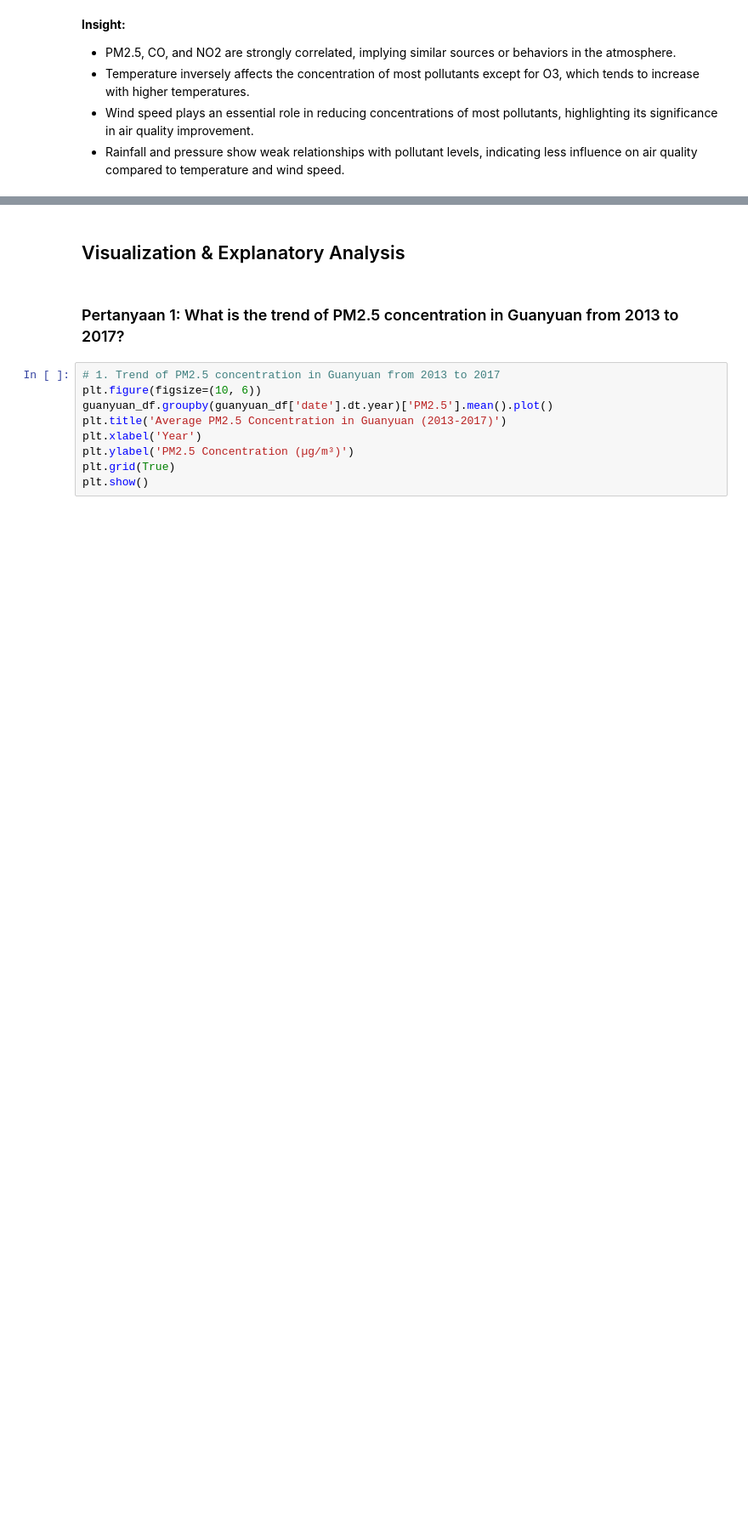
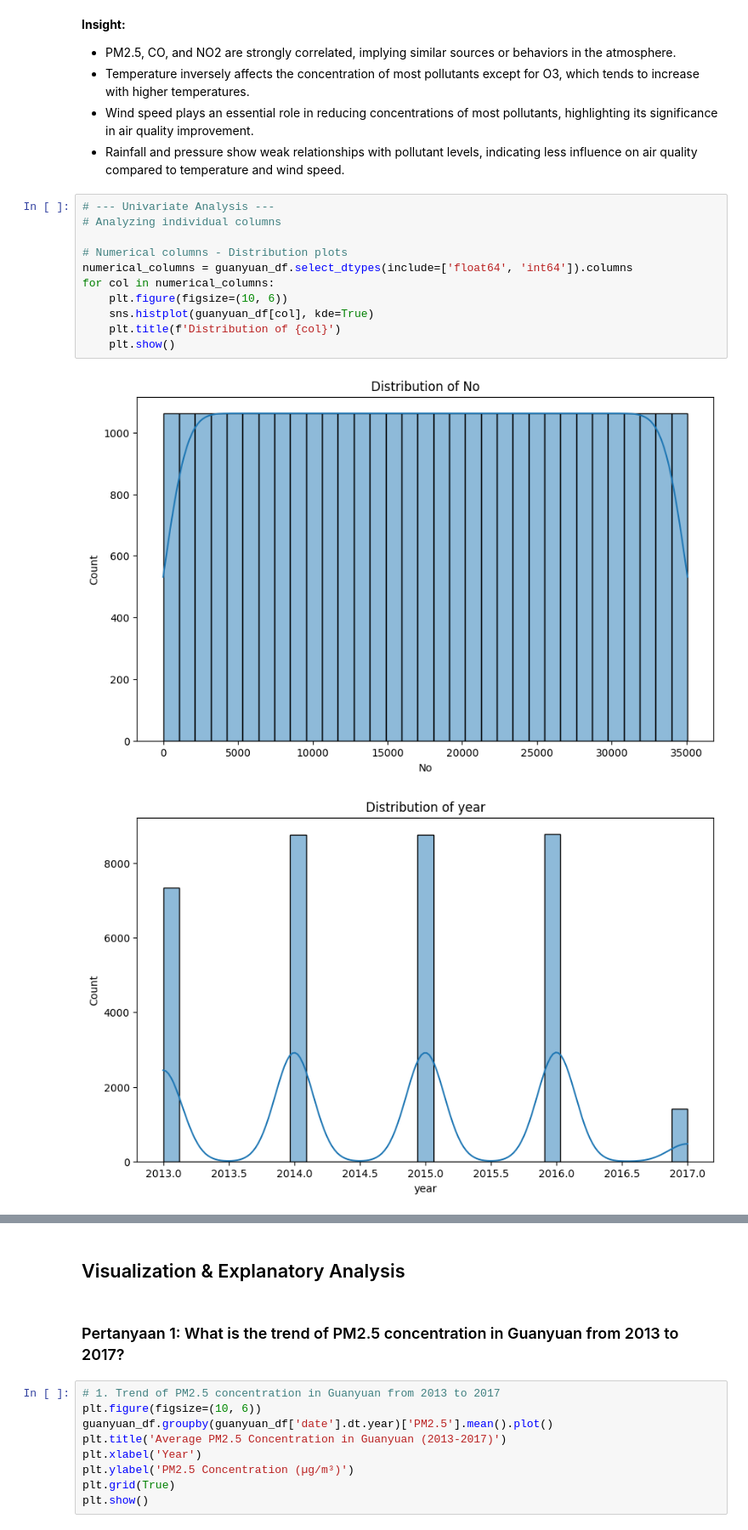
Before and after one commit to Syzst/project-aqi-dicoding-datascience, a Jupyter notebook: Proyek_Analisis_Data.ipynb, the cells around one changed output, grey strips where cells are left out. Shown at 85% size. Saved outputs shown, nothing was run; the diff lists cells and outputs as text; blank space fills up the shorter version.

```diff
--- a/Proyek_Analisis_Data.ipynb
+++ b/Proyek_Analisis_Data.ipynb
@@ -246,3 +273,17 @@ correlation_matrix
 - Temperature inversely affects the concentration of most pollutants except for O3, which tends to increase with higher temperatures.
 - Wind speed plays an essential role in reducing concentrations of most pollutants, highlighting its significance in air quality improvement.
 - Rainfall and pressure show weak relationships with pollutant levels, indicating less influence on air quality compared to temperature and wind speed.
+# %%
+# --- Univariate Analysis ---
+# Analyzing individual columns
+
+# Numerical columns - Distribution plots
+numerical_columns = guanyuan_df.select_dtypes(include=['float64', 'int64']).columns
+for col in numerical_columns:
+    plt.figure(figsize=(10, 6))
+    sns.histplot(guanyuan_df[col], kde=True)
+    plt.title(f'Distribution of {col}')
+    plt.show()
+# %% [output]
+[figure, added]
+[figure, added]
```
Also changed, not shown: parts of 11 cells of this notebook.
